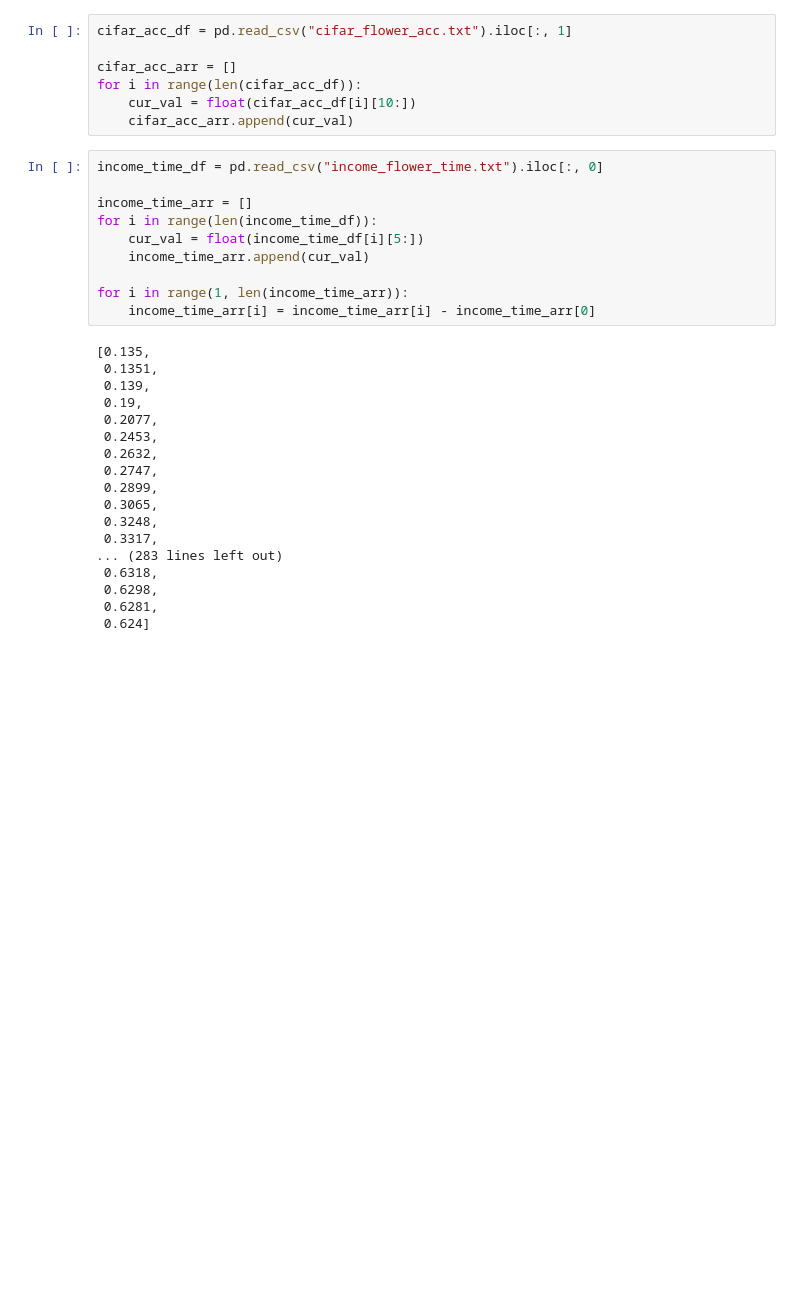
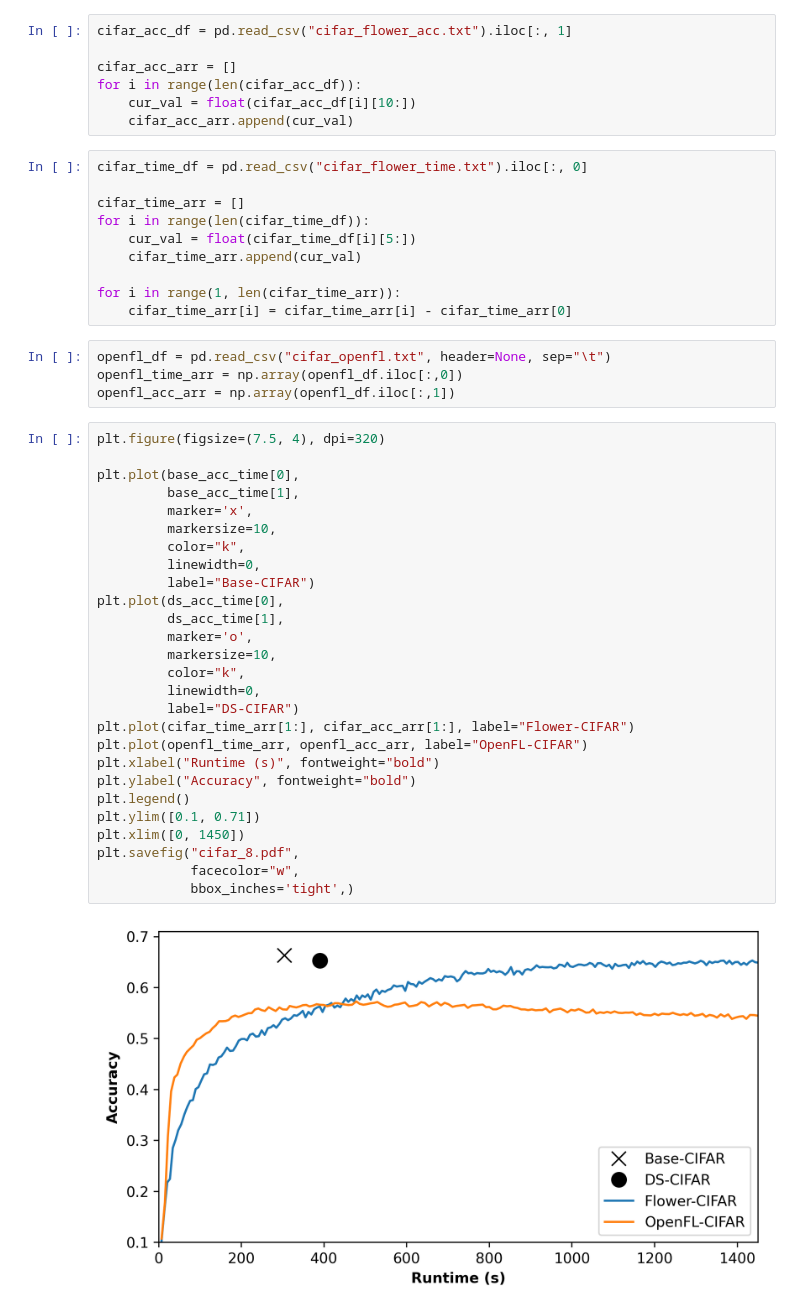
Before and after one commit to KoSpades/testGround, a Jupyter notebook: OverheadAnalysis/cifar_acc_plot.ipynb, the cells around one changed output. Saved outputs shown, nothing was run; the diff lists cells and outputs as text; blank space fills up the shorter version.

```diff
--- a/OverheadAnalysis/cifar_acc_plot.ipynb
+++ b/OverheadAnalysis/cifar_acc_plot.ipynb
@@ -13,30 +15,45 @@ for i in range(len(cifar_acc_df)):
     cur_val = float(cifar_acc_df[i][10:])
     cifar_acc_arr.append(cur_val)
 # %%
-income_time_df = pd.read_csv("income_flower_time.txt").iloc[:, 0]
+cifar_time_df = pd.read_csv("cifar_flower_time.txt").iloc[:, 0]
 
-income_time_arr = []
-for i in range(len(income_time_df)):
-    cur_val = float(income_time_df[i][5:])
-    income_time_arr.append(cur_val)
+cifar_time_arr = []
+for i in range(len(cifar_time_df)):
+    cur_val = float(cifar_time_df[i][5:])
+    cifar_time_arr.append(cur_val)
 
-for i in range(1, len(income_time_arr)):
-    income_time_arr[i] = income_time_arr[i] - income_time_arr[0]
+for i in range(1, len(cifar_time_arr)):
+    cifar_time_arr[i] = cifar_time_arr[i] - cifar_time_arr[0]
-# %% [output]
-[0.135,
- 0.1351,
- 0.139,
- 0.19,
- 0.2077,
- 0.2453,
- 0.2632,
- 0.2747,
- 0.2899,
- 0.3065,
- 0.3248,
- 0.3317,
-... (283 lines left out)
- 0.6318,
- 0.6298,
- 0.6281,
- 0.624]
+# %%
+openfl_df = pd.read_csv("cifar_openfl.txt", header=None, sep="\t")
+openfl_time_arr = np.array(openfl_df.iloc[:,0])
+openfl_acc_arr = np.array(openfl_df.iloc[:,1])
+# %%
+plt.figure(figsize=(7.5, 4), dpi=320)
+
+plt.plot(base_acc_time[0],
+         base_acc_time[1],
+         marker='x',
+         markersize=10,
+         color="k",
+         linewidth=0,
+         label="Base-CIFAR")
+plt.plot(ds_acc_time[0],
+         ds_acc_time[1],
+         marker='o',
+         markersize=10,
+         color="k",
+         linewidth=0,
+         label="DS-CIFAR")
+plt.plot(cifar_time_arr[1:], cifar_acc_arr[1:], label="Flower-CIFAR")
+plt.plot(openfl_time_arr, openfl_acc_arr, label="OpenFL-CIFAR")
+plt.xlabel("Runtime (s)", fontweight="bold")
+plt.ylabel("Accuracy", fontweight="bold")
+plt.legend()
+plt.ylim([0.1, 0.71])
+plt.xlim([0, 1450])
+plt.savefig("cifar_8.pdf",
+            facecolor="w",
+            bbox_inches='tight',)
+# %% [output]
+[figure, added]
```
Also changed, not shown: parts of 1 cell of this notebook, 15 other files.
